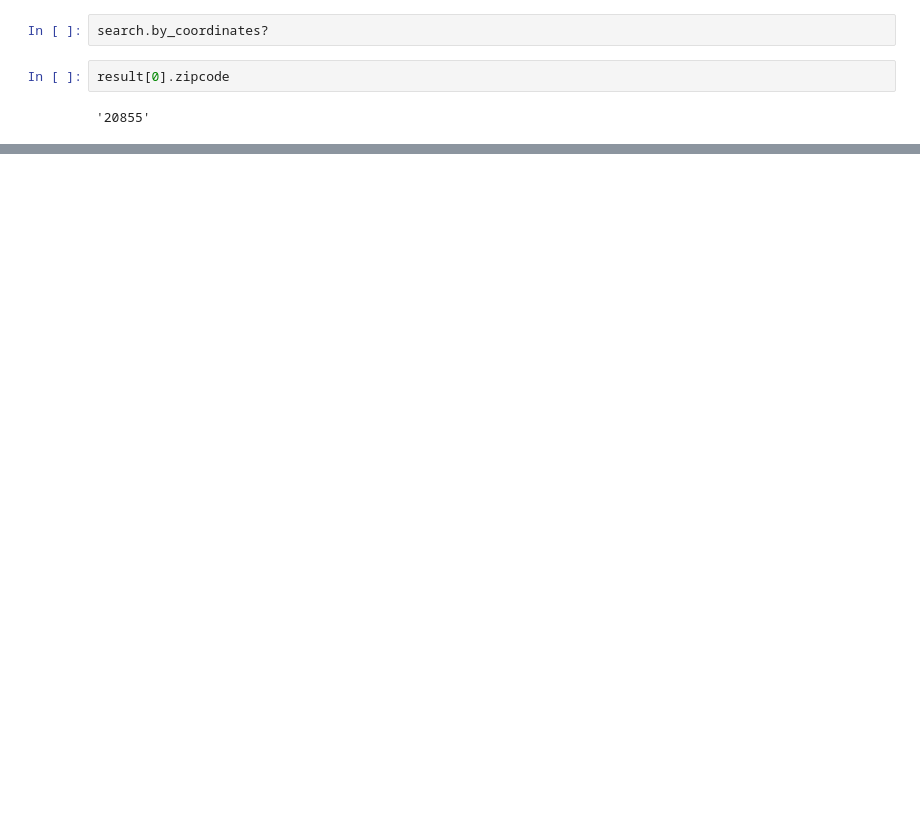
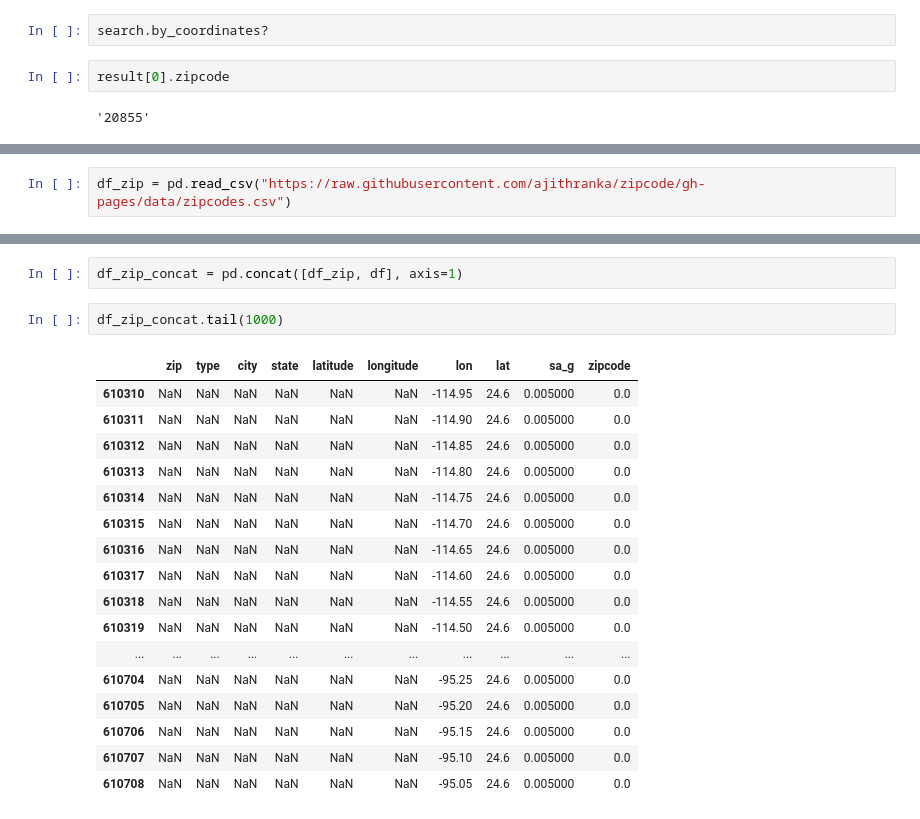
Before and after one commit to labs12-should-i-live-here/DS, a Jupyter notebook: Checking_data_files_earthquake.ipynb, the cells around one changed output, grey strips where cells are left out. Drawn from its saved outputs; the diff is of its cells as text; blank space fills up the shorter version.

```diff
--- a/Checking_data_files_earthquake.ipynb
+++ b/Checking_data_files_earthquake.ipynb
@@ -218,0 +234,2 @@ result[0].zipcode
+# %%
+df_zip = pd.read_csv("https://raw.githubusercontent.com/ajithranka/zipcode/gh-pages/data/zipcodes.csv")
@@ -218,0 +280,22 @@ result[0].zipcode
+# %%
+df_zip_concat = pd.concat([df_zip, df], axis=1)
+# %%
+df_zip_concat.tail(1000)
+# %% [output]
+|  | zip | type | city | state | latitude | longitude | lon | lat | sa_g | zipcode |
+| 610310 | NaN | NaN | NaN | NaN | NaN | NaN | -114.95 | 24.6 | 0.005000 | 0.0 |
+| 610311 | NaN | NaN | NaN | NaN | NaN | NaN | -114.90 | 24.6 | 0.005000 | 0.0 |
+| 610312 | NaN | NaN | NaN | NaN | NaN | NaN | -114.85 | 24.6 | 0.005000 | 0.0 |
+| 610313 | NaN | NaN | NaN | NaN | NaN | NaN | -114.80 | 24.6 | 0.005000 | 0.0 |
+| 610314 | NaN | NaN | NaN | NaN | NaN | NaN | -114.75 | 24.6 | 0.005000 | 0.0 |
+| 610315 | NaN | NaN | NaN | NaN | NaN | NaN | -114.70 | 24.6 | 0.005000 | 0.0 |
+| 610316 | NaN | NaN | NaN | NaN | NaN | NaN | -114.65 | 24.6 | 0.005000 | 0.0 |
+| 610317 | NaN | NaN | NaN | NaN | NaN | NaN | -114.60 | 24.6 | 0.005000 | 0.0 |
+| 610318 | NaN | NaN | NaN | NaN | NaN | NaN | -114.55 | 24.6 | 0.005000 | 0.0 |
+| 610319 | NaN | NaN | NaN | NaN | NaN | NaN | -114.50 | 24.6 | 0.005000 | 0.0 |
+| ... | ... | ... | ... | ... | ... | ... | ... | ... | ... | ... |
+| 610704 | NaN | NaN | NaN | NaN | NaN | NaN | -95.25 | 24.6 | 0.005000 | 0.0 |
+| 610705 | NaN | NaN | NaN | NaN | NaN | NaN | -95.20 | 24.6 | 0.005000 | 0.0 |
+| 610706 | NaN | NaN | NaN | NaN | NaN | NaN | -95.15 | 24.6 | 0.005000 | 0.0 |
+| 610707 | NaN | NaN | NaN | NaN | NaN | NaN | -95.10 | 24.6 | 0.005000 | 0.0 |
+| 610708 | NaN | NaN | NaN | NaN | NaN | NaN | -95.05 | 24.6 | 0.005000 | 0.0 |
```
Also changed, not shown: parts of 43 cells of this notebook.
